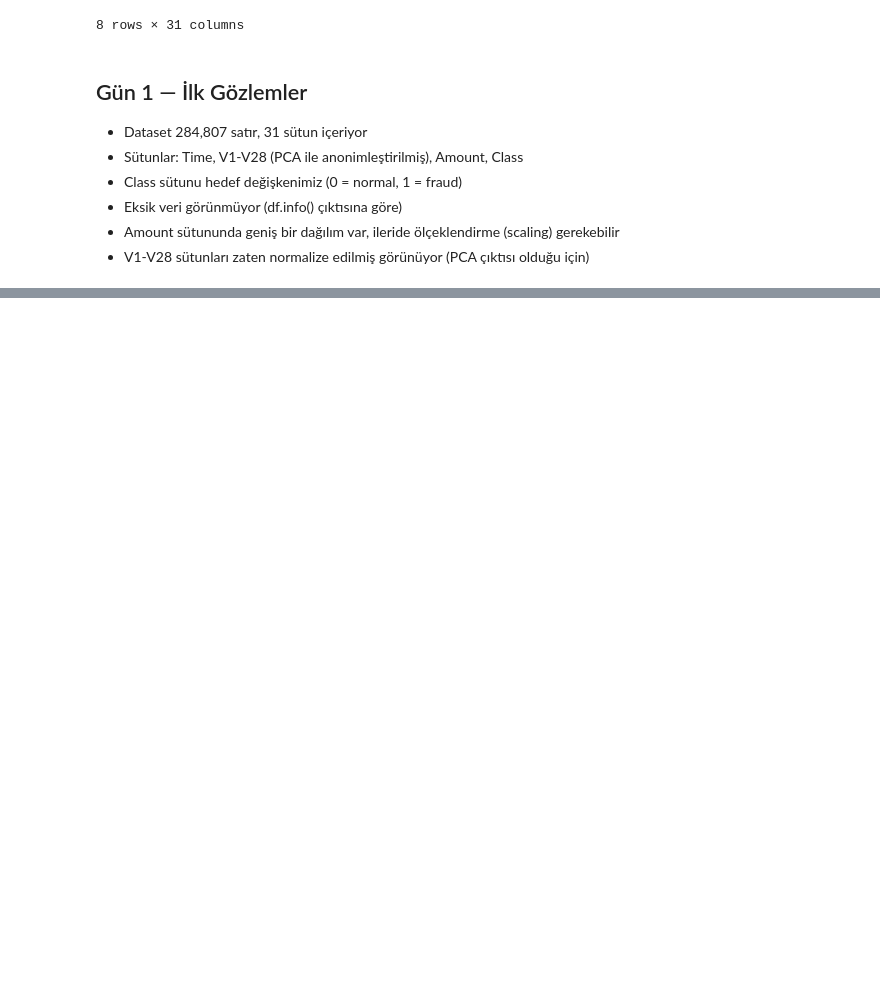
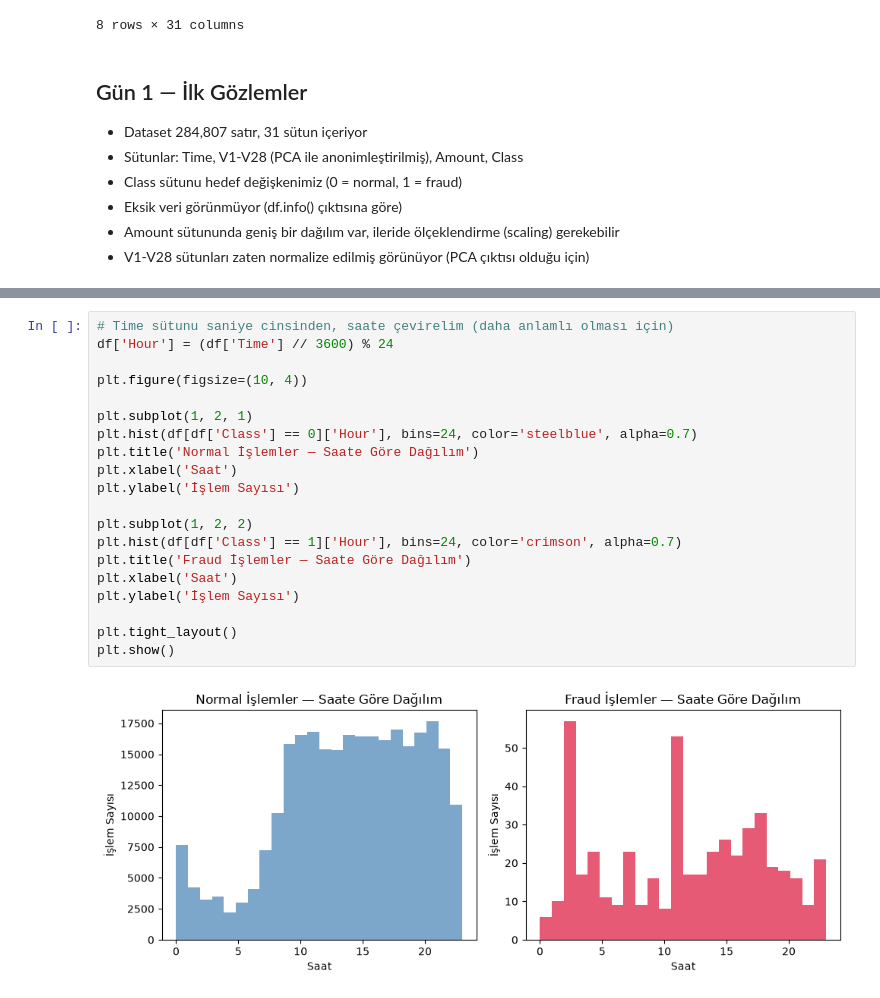
Before and after one commit to alicaners/fraud-detection-platform, a Jupyter notebook: ml-analysis/01_data_exploration.ipynb, the cells around one changed output, grey strips where cells are left out. Saved outputs shown, nothing was run; the diff lists cells and outputs as text; blank space fills up the shorter version.

```diff
--- a/ml-analysis/01_data_exploration.ipynb
+++ b/ml-analysis/01_data_exploration.ipynb
@@ -66,0 +158,22 @@ df.describe()
+# %%
+# Time sütunu saniye cinsinden, saate çevirelim (daha anlamlı olması için)
+df['Hour'] = (df['Time'] // 3600) % 24
+
+plt.figure(figsize=(10, 4))
+
+plt.subplot(1, 2, 1)
+plt.hist(df[df['Class'] == 0]['Hour'], bins=24, color='steelblue', alpha=0.7)
+plt.title('Normal İşlemler — Saate Göre Dağılım')
+plt.xlabel('Saat')
+plt.ylabel('İşlem Sayısı')
+
+plt.subplot(1, 2, 2)
+plt.hist(df[df['Class'] == 1]['Hour'], bins=24, color='crimson', alpha=0.7)
+plt.title('Fraud İşlemler — Saate Göre Dağılım')
+plt.xlabel('Saat')
+plt.ylabel('İşlem Sayısı')
+
+plt.tight_layout()
+plt.show()
+# %% [output]
+[figure, added]
```
Also changed, not shown: parts of 12 cells of this notebook.
